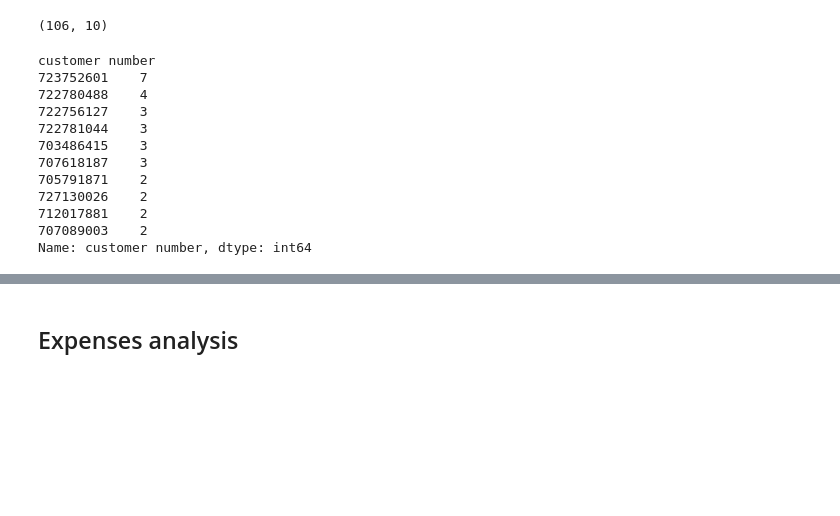
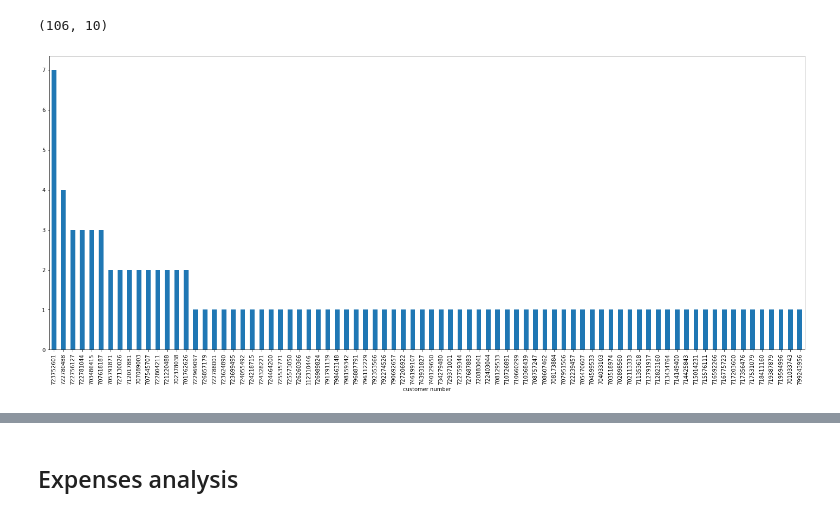
Before and after one commit to WambuguGichuki/roastnsizzle_month1-2_analysis, a Jupyter notebook: roastnsizzle_order_expenses_analysis.ipynb, the cells around one changed output, grey strips where cells are left out. Cells and saved outputs as stored; diff of their text form; code cells hidden in the pictures; blank space fills up the shorter version.

```diff
--- a/roastnsizzle_order_expenses_analysis.ipynb
+++ b/roastnsizzle_order_expenses_analysis.ipynb
@@ -6,7 +7,7 @@ import numpy as np
 # %%
-orders = pd.read_csv('order-placement-form (Responses) - Form Responses 1.csv')
+orders = pd.read_csv('order-placement-Form-Responses-1.csv')
 
-expenses = pd.read_csv('expense form (Responses) - Form Responses 1.csv')
+expenses = pd.read_csv('expense-form-Form-Responses-1.csv')
 
 orders.head(20)
 # %% [output]
@@ -160,19 +161,16 @@ month2ord.shape
 # %% [output]
 (106, 10)
 # %%
-month2sorted = month2ord.groupby('customer number')['customer number'].count().sort_values(ascending = False)
+plt.figure(figsize=(25,10))
 
-month2sorted.head(10)
+month2sorted = month2ord.groupby('customer number')['customer number'].count().sort_values(ascending = False).plot.bar()
+
+# month2sorted.head(10)
+
+# plt.savefig('month2reorders.png')
+
+# im = Image.open('month2reorders.png')
+# rgb_im = im.convert('RGB')
+# rgb_im.save('month2reorders.jpg','JPEG')
 # %% [output]
-customer number
-723752601    7
-722780488    4
-722756127    3
-722781044    3
-703486415    3
-707618187    3
-705791871    2
-727130026    2
-712017881    2
-707089003    2
-Name: customer number, dtype: int64
+[figure, added]
```
Also changed, not shown: parts of 4 cells of this notebook.
